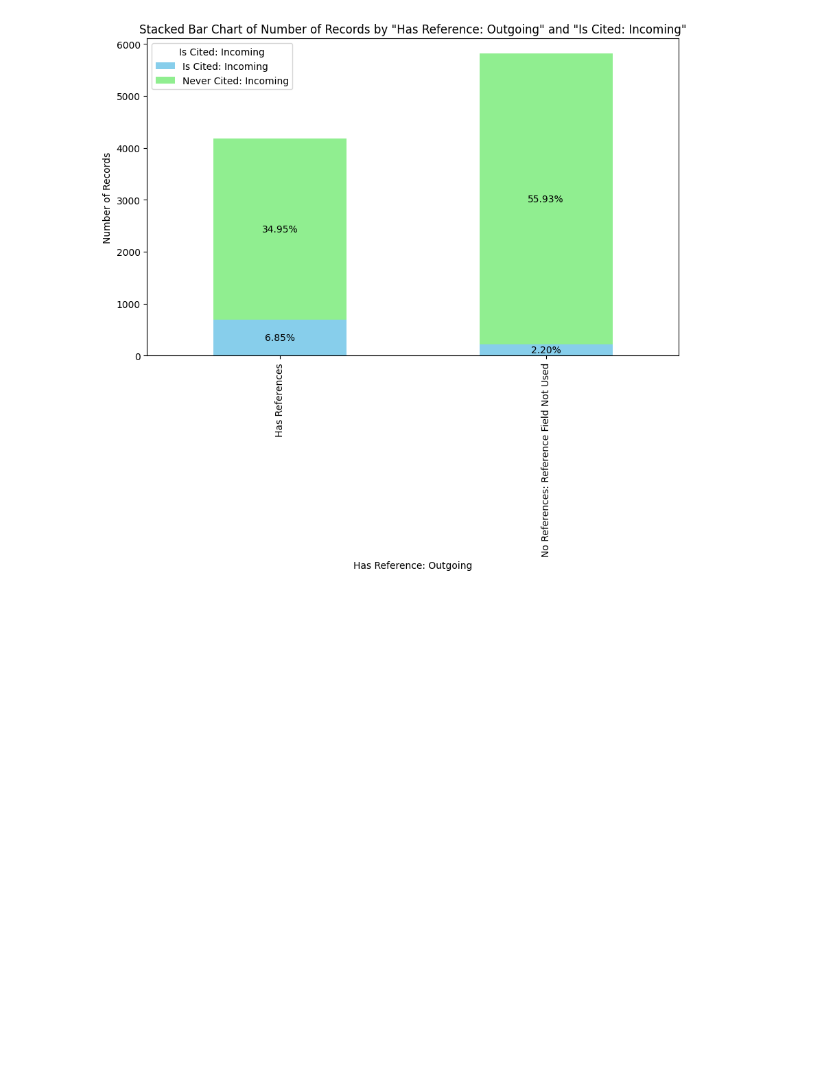
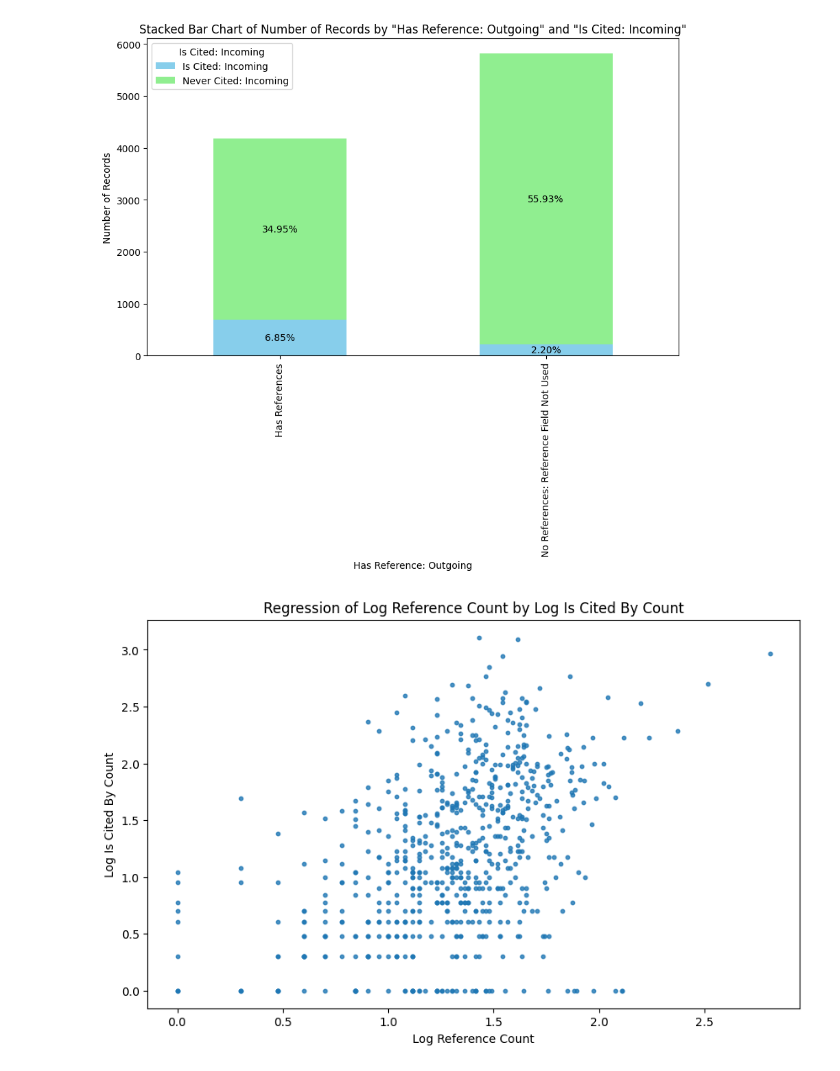
Before and after one commit to jocelynpender/crossref-analysis, a Jupyter notebook: analysis_story.ipynb, the cells around one changed output. Cells and saved outputs as stored; diff of their text form; code cells hidden in the pictures; blank space fills up the shorter version.

Commit message:
regression

```diff
--- a/analysis_story.ipynb
+++ b/analysis_story.ipynb
@@ -213,3 +213,13 @@ plt.ylabel('Number of Records')
 plt.show()
 # %% [output]
 [figure]
+# %%
+# Perform and plot regression analysis
+plt.figure(figsize=(10, 6))
+sns.regplot(x='Log Reference-Count', y='Log Is Cited By Count: Incoming', data=df, scatter_kws={'s':10}, line_kws={'color':'red'})
+plt.title('Regression of Log Reference Count by Log Is Cited By Count')
+plt.xlabel('Log Reference Count')
+plt.ylabel('Log Is Cited By Count')
+plt.show()
+# %% [output]
+[figure, added]
```
